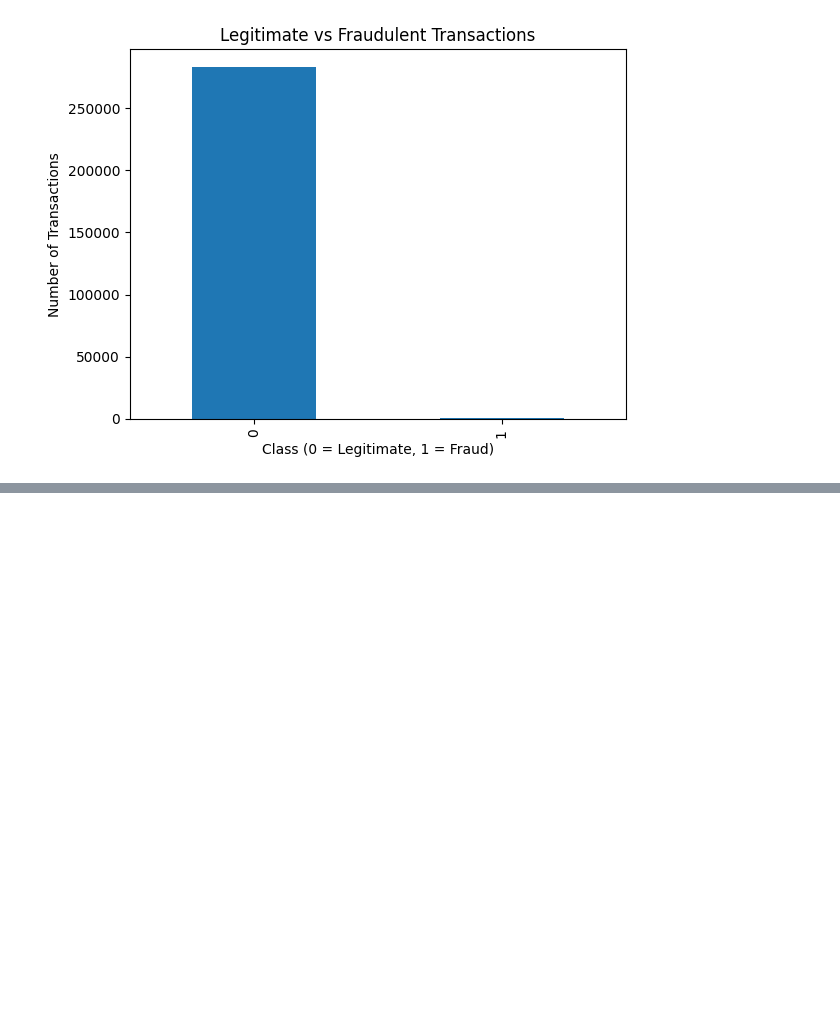
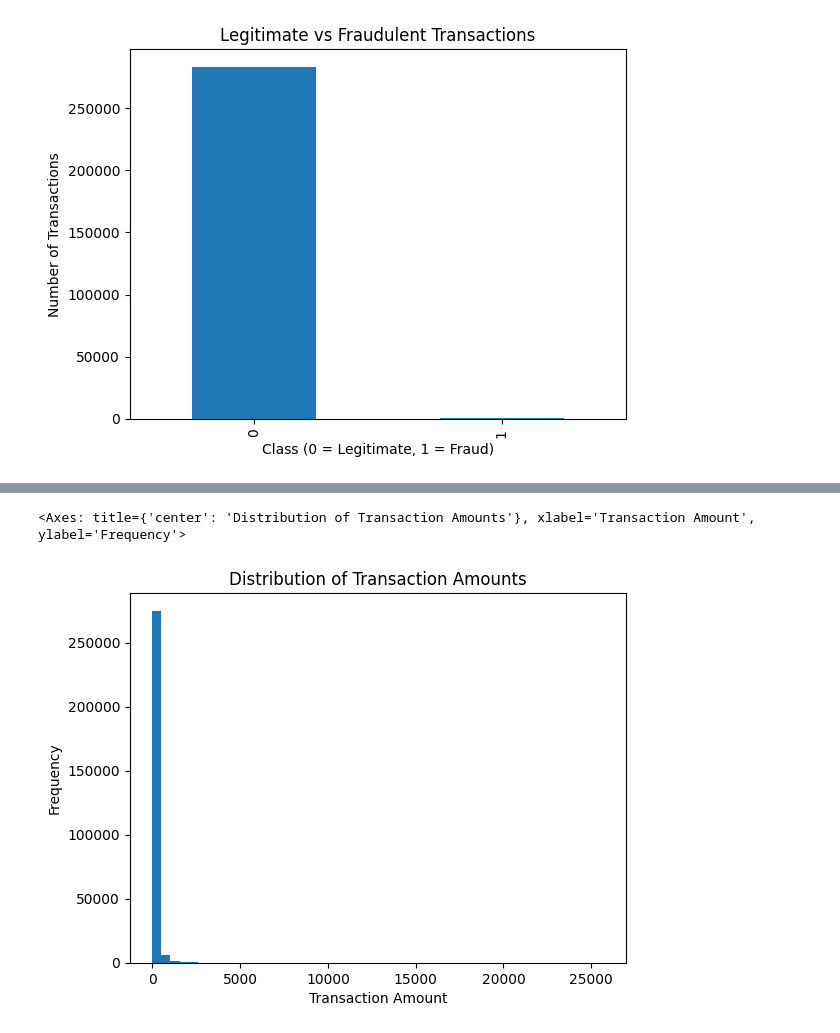
Before and after one commit to kainat-T/Fraud-Detection-ML-project, a Jupyter notebook: fraud-detection.ipynb, the cells around one changed output, grey strips where cells are left out. Cells and saved outputs as stored; diff of their text form; code cells hidden in the pictures; blank space fills up the shorter version.

```diff
--- a/fraud-detection.ipynb
+++ b/fraud-detection.ipynb
@@ -80,4 +76,4 @@ Class
 1      19
 Name: count, dtype: int64
 # %%
-dfc = df.drop_duplicates().copy()
+dfc = df.drop_duplicates()
@@ -148,0 +161,11 @@ dfc['Class'].value_counts().plot(
+# %%
+dfc['Amount'].plot(
+    kind='hist',
+    bins=50,
+    title='Distribution of Transaction Amounts',
+    xlabel='Transaction Amount',
+    ylabel='Frequency'
+)
+# %% [output]
+<Axes: title={'center': 'Distribution of Transaction Amounts'}, xlabel='Transaction Amount', ylabel='Frequency'>
+[figure, added]
```
Also changed, not shown: parts of 15 cells of this notebook.
